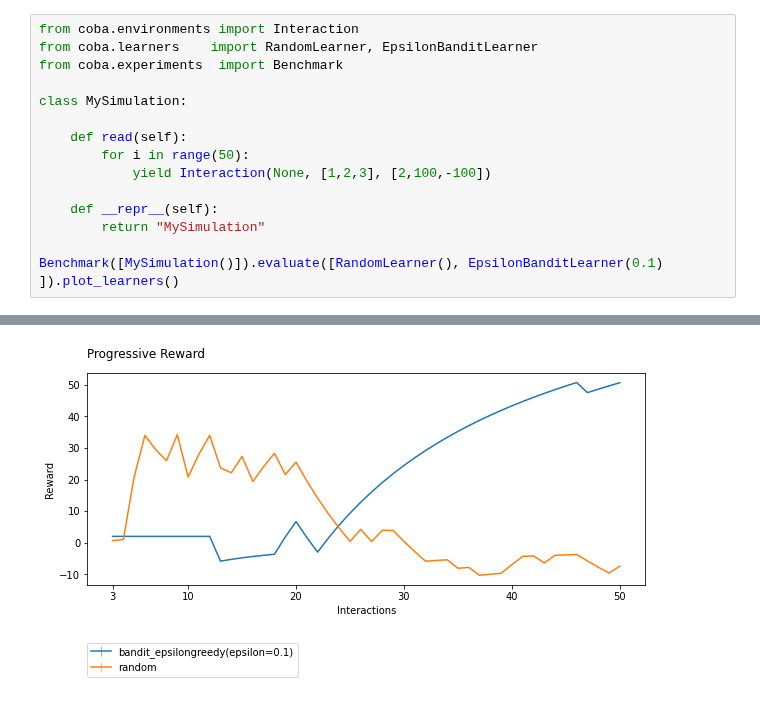
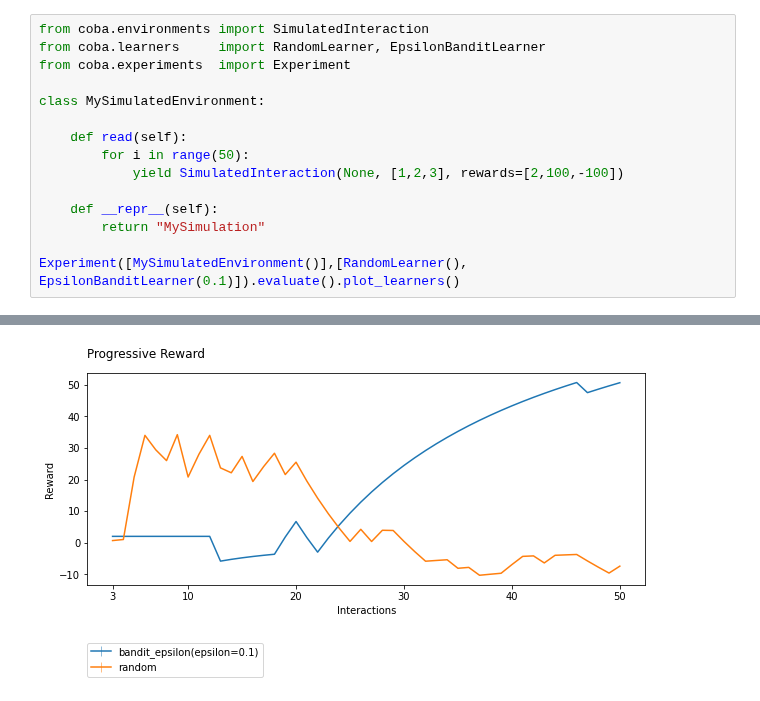
Before and after one commit to VowpalWabbit/coba, a Jupyter notebook: examples/notebooks/Environments.ipynb, the cells around one changed output, grey strips where cells are left out. Drawn from its saved outputs; the diff is of its cells as text.

```diff
--- a/examples/notebooks/Environments.ipynb
+++ b/examples/notebooks/Environments.ipynb
@@ -161,16 +126,16 @@ Creating your own Simulation is fairly easy. Below is an example pattern that co
 # %%
-from coba.environments import Interaction
-from coba.learners    import RandomLearner, EpsilonBanditLearner
-from coba.experiments  import Benchmark
+from coba.environments import SimulatedInteraction
+from coba.learners     import RandomLearner, EpsilonBanditLearner
+from coba.experiments  import Experiment
 
-class MySimulation:
+class MySimulatedEnvironment:
 
     def read(self):
         for i in range(50):
-            yield Interaction(None, [1,2,3], [2,100,-100])
+            yield SimulatedInteraction(None, [1,2,3], rewards=[2,100,-100])
 
     def __repr__(self):
         return "MySimulation"
 
-Benchmark([MySimulation()]).evaluate([RandomLearner(), EpsilonBanditLearner(0.1) ]).plot_learners()
+Experiment([MySimulatedEnvironment()],[RandomLearner(), EpsilonBanditLearner(0.1)]).evaluate().plot_learners()
 # %% [output]
@@ -183 +150 @@ Benchmark([MySimulation()]).evaluate([RandomLearner(), EpsilonBanditLearner(0.1)
-[figure, old version]
+[figure, new version]
```
Also changed, not shown: parts of 6 cells of this notebook, 8 other files.
